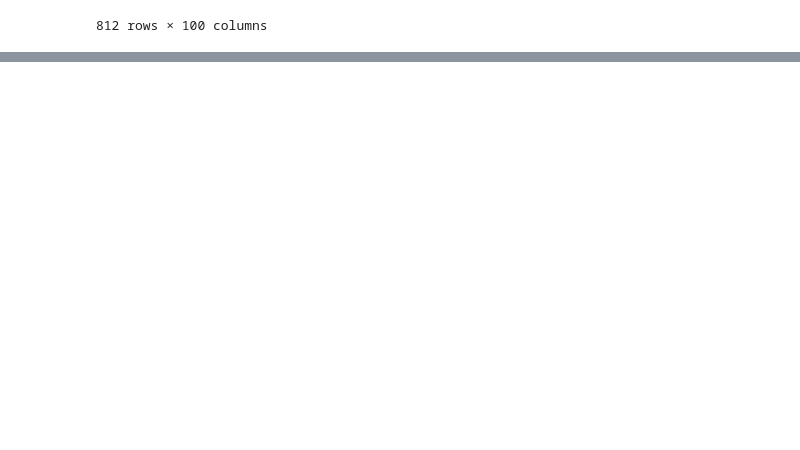
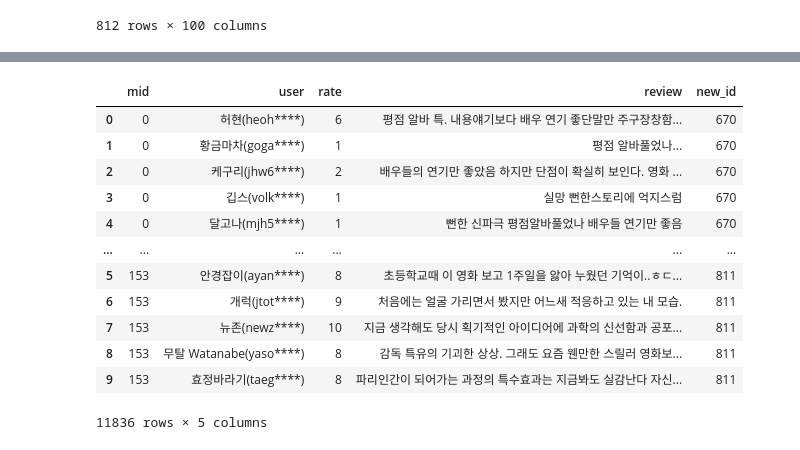
Before and after one commit to DAC-KHUPID/seoul-date-course-recommendation, a Jupyter notebook: source/Watch/code/6. Add current movies.ipynb, the cells around one changed output, grey strips where cells are left out. Cells and saved outputs as stored; diff of their text form; code cells hidden in the pictures; blank space fills up the shorter version.

Commit message:
dh: add current movies codes

```diff
--- a/source/Watch/code/6. Add current movies.ipynb
+++ b/source/Watch/code/6. Add current movies.ipynb
@@ -300,0 +335,7 @@ movie_matrix.to_csv('../data/movie_matrix.csv')
+# %%
+del raw_cur_movie['url']
+raw_cur_movie['raw_id'] = raw_cur_movie.index
+# %%
+new_df = pd.merge(cur_movie, raw_cur_movie, on='name', how='inner')
+new_df.index = [i for i in range(670,812)]
+new_df
@@ -300,0 +356,4 @@ movie_matrix.to_csv('../data/movie_matrix.csv')
+# %%
+change = dict()
+for idx in new_df.index:
+    change[new_df.loc[idx,'raw_id']] = idx
@@ -300,0 +376,24 @@ movie_matrix.to_csv('../data/movie_matrix.csv')
+# %%
+tmp = []
+for i in cur_movie_review['mid']:
+    try:
+        tmp.append(change[i])
+    except:
+        tmp.append(999)
+cur_movie_review['new_id'] = tmp
+# %%
+cur_movie_review
+# %% [output]
+|  | mid | user | rate | review | new_id |
+| 0 | 0 | 허현(heoh****) | 6 | 평점 알바 특. 내용얘기보다 배우 연기 좋단말만 주구장창함... | 670 |
+| 1 | 0 | 황금마차(goga****) | 1 | 평점 알바풀었나... | 670 |
+| 2 | 0 | 케구리(jhw6****) | 2 | 배우들의 연기만 좋았음 하지만 단점이 확실히 보인다. 영화 ... | 670 |
+| 3 | 0 | 깁스(volk****) | 1 | 실망 뻔한스토리에 억지스럼 | 670 |
+| 4 | 0 | 달고나(mjh5****) | 1 | 뻔한 신파극 평점알바풀었나 배우들 연기만 좋음 | 670 |
+| ... | ... | ... | ... | ... | ... |
+| 5 | 153 | 안경잡이(ayan****) | 8 | 초등학교때 이 영화 보고 1주일을 앓아 누웠던 기억이..ㅎㄷ... | 811 |
+| 6 | 153 | 개럭(jtot****) | 9 | 처음에는 얼굴 가리면서 봤지만 어느새 적응하고 있는 내 모습. | 811 |
+| 7 | 153 | 뉴존(newz****) | 10 | 지금 생각해도 당시 획기적인 아이디어에 과학의 신선함과 공포... | 811 |
+| 8 | 153 | 무탈 Watanabe(yaso****) | 8 | 감독 특유의 기괴한 상상. 그래도 요즘 웬만한 스릴러 영화보... | 811 |
+| 9 | 153 | 효정바라기(taeg****) | 8 | 파리인간이 되어가는 과정의 특수효과는 지금봐도 실감난다 자신... | 811 |
+11836 rows × 5 columns
```
Also changed, not shown: parts of 17 cells of this notebook.
